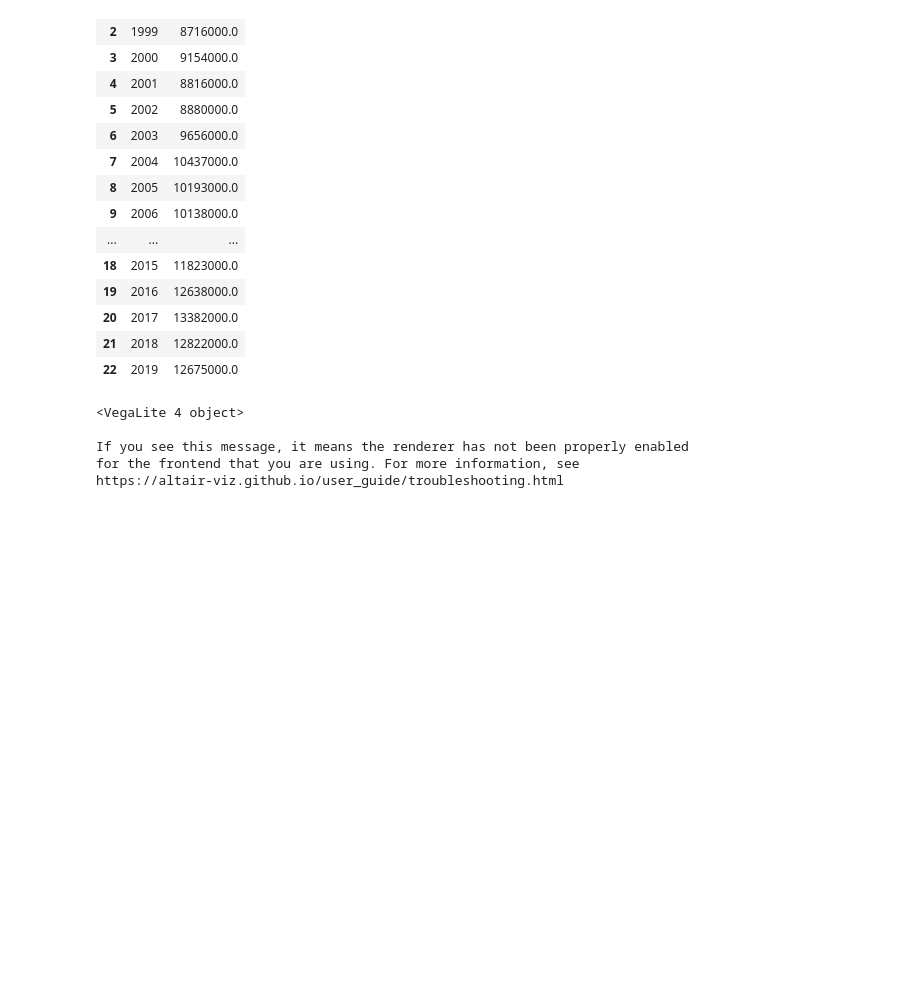
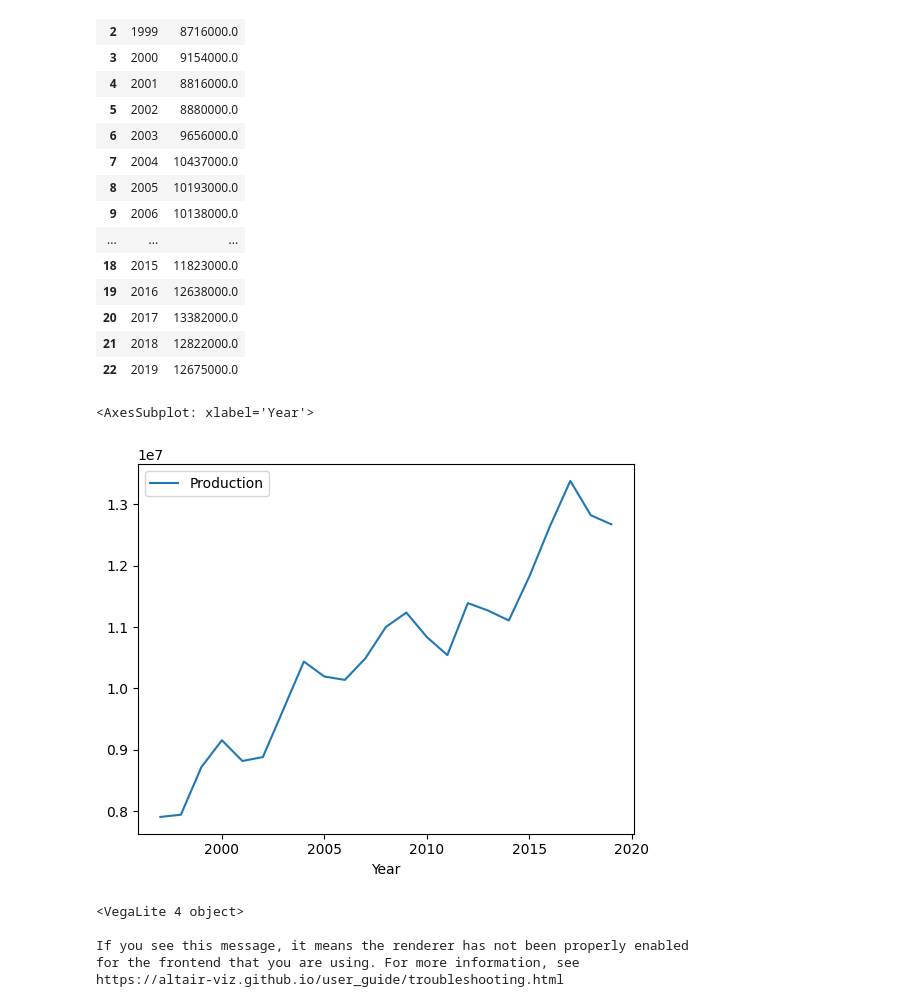
Before and after one commit to ananyatiwari14/DATAPROJECTFall2022, a Jupyter notebook: j33 finals.ipynb, the cells around one changed output. Drawn from its saved outputs; the diff is of its cells as text; code cells hidden in the pictures; blank space fills up the shorter version.

Commit message:
adding matplotlib graph

```diff
--- a/j33 finals.ipynb
+++ b/j33 finals.ipynb
@@ -252,6 +252,11 @@ pj_rice_prod
 | 20 | 2017 | 13382000.0 |
 | 21 | 2018 | 12822000.0 |
 | 22 | 2019 | 12675000.0 |
+# %%
+pj_rice_prod.plot.line(x='Year', y='Production')
+# %% [output]
+<AxesSubplot: xlabel='Year'>
+[figure, added]
 # %%
 source =  pj_rice_prod
 
```
